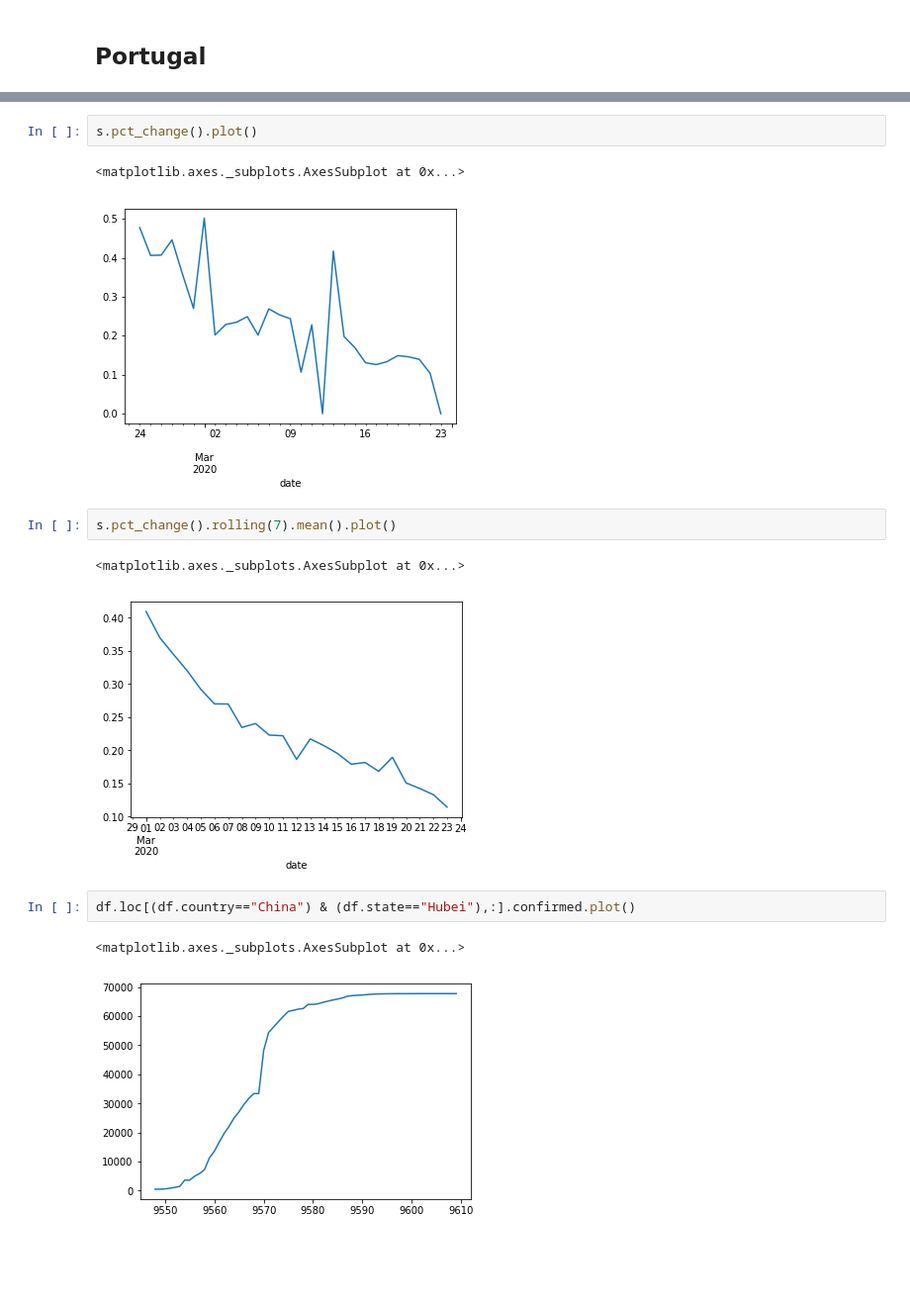
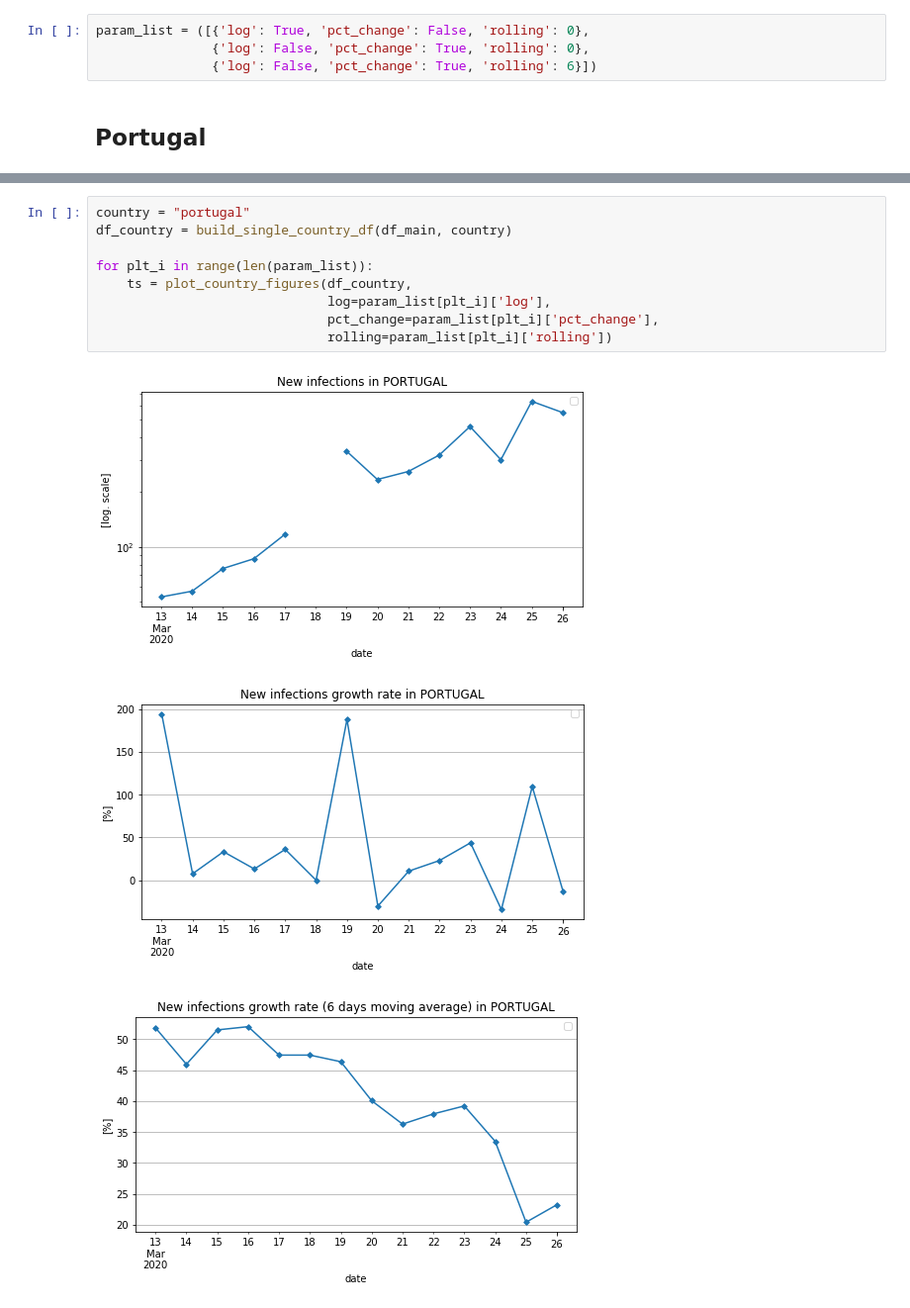
Before and after one commit to jnpicao/covid-19, a Jupyter notebook: report.ipynb, the cells around one changed output, grey strips where cells are left out. Shown at 99% size. Cells and saved outputs as stored; diff of their text form; blank space fills up the shorter version.

```diff
--- a/report.ipynb
+++ b/report.ipynb
@@ -364,2 +312,6 @@ plot_country_figures(df_country)
+# %%
+param_list = ([{'log': True, 'pct_change': False, 'rolling': 0},
+               {'log': False, 'pct_change': True, 'rolling': 0},
+               {'log': False, 'pct_change': True, 'rolling': 6}])
 # %% [markdown]
 ## Portugal
@@ -772,15 +318,13 @@ s.plot()
-# %%
-s.pct_change().plot()
-# %% [output]
-<matplotlib.axes._subplots.AxesSubplot at 0x...>
-[figure, removed]
-# %%
-s.pct_change().rolling(7).mean().plot()
-# %% [output]
-<matplotlib.axes._subplots.AxesSubplot at 0x...>
-[figure, removed]
-# %%
-df.loc[(df.country=="China") & (df.state=="Hubei"),:].confirmed.plot()
-# %% [output]
-<matplotlib.axes._subplots.AxesSubplot at 0x...>
-[figure, removed]
+# %%
+country = "portugal"
+df_country = build_single_country_df(df_main, country)
+
+for plt_i in range(len(param_list)):
+    ts = plot_country_figures(df_country,
+                              log=param_list[plt_i]['log'],
+                              pct_change=param_list[plt_i]['pct_change'],
+                              rolling=param_list[plt_i]['rolling'])
+# %% [output]
+[figure, added]
+[figure, added]
+[figure, added]
```
Also changed, not shown: parts of 93 cells of this notebook.
